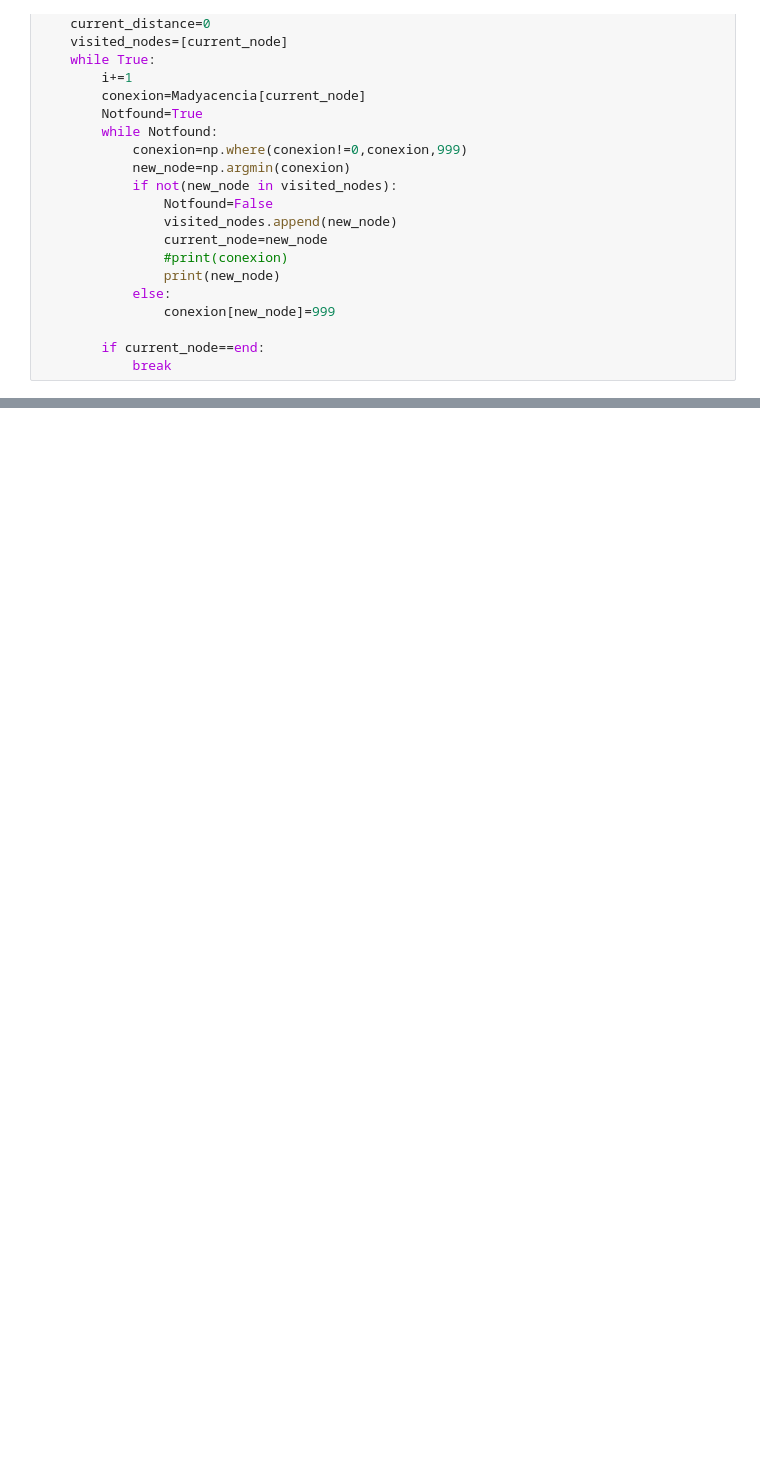
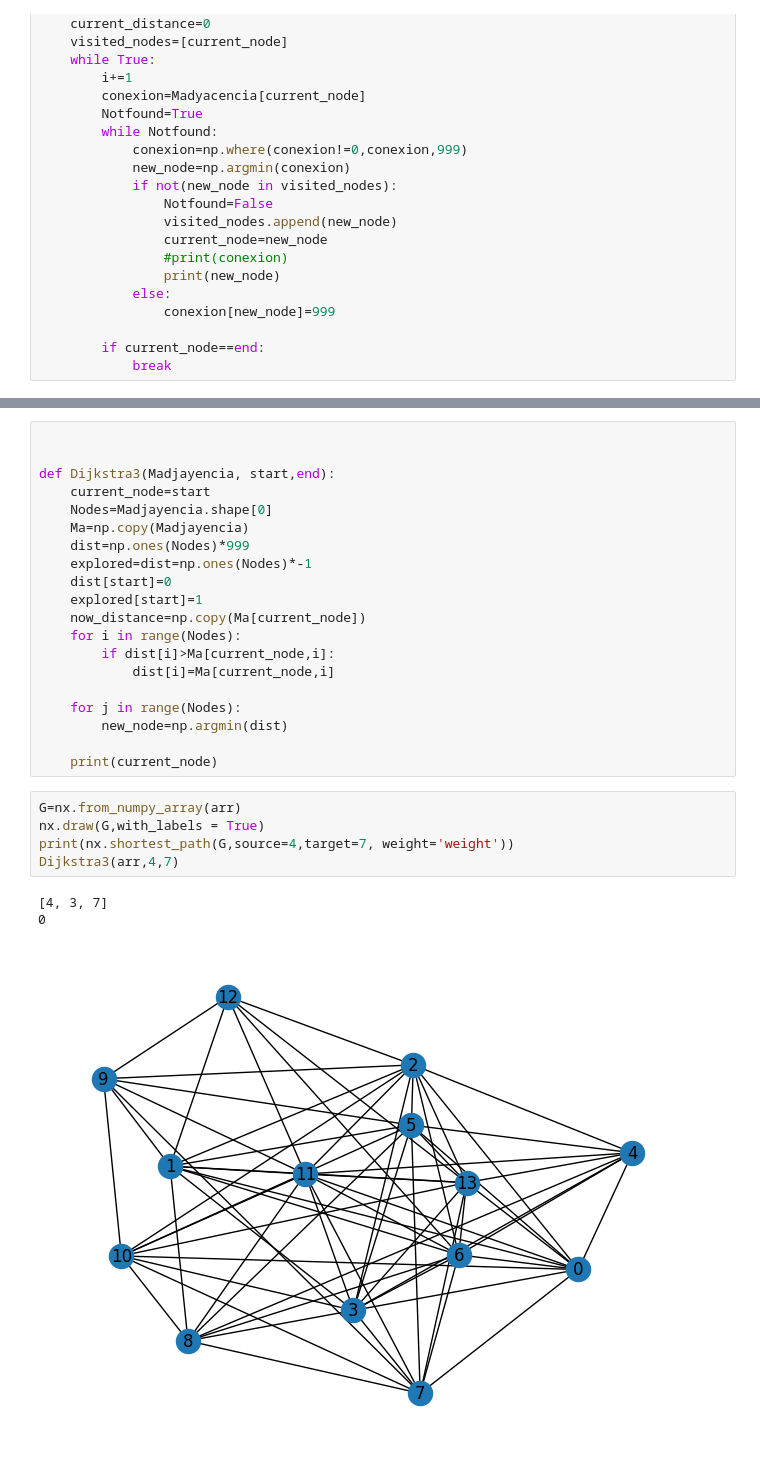
Before and after one commit to nick0413/Transito_HPC, a Jupyter notebook: Dijkstra.ipynb, the cells around one changed output, grey strips where cells are left out. Saved outputs shown, nothing was run; the diff lists cells and outputs as text; blank space fills up the shorter version.

```diff
--- a/Dijkstra.ipynb
+++ b/Dijkstra.ipynb
@@ -125,0 +184,29 @@ print(nx.shortest_path(G,source=0,target=4, weight='weight'))
+# %%
+
+
+def Dijkstra3(Madjayencia, start,end):
+	current_node=start
+	Nodes=Madjayencia.shape[0]
+	Ma=np.copy(Madjayencia)
+	dist=np.ones(Nodes)*999
+	explored=dist=np.ones(Nodes)*-1
+	dist[start]=0
+	explored[start]=1
+	now_distance=np.copy(Ma[current_node])
+	for i in range(Nodes):
+		if dist[i]>Ma[current_node,i]:
+			dist[i]=Ma[current_node,i]
+
+	for j in range(Nodes):
+		new_node=np.argmin(dist)
+
+	print(current_node)
+# %%
+G=nx.from_numpy_array(arr)
+nx.draw(G,with_labels = True)
+print(nx.shortest_path(G,source=4,target=7, weight='weight'))
+Dijkstra3(arr,4,7)
+# %% [output]
+[4, 3, 7]
+0
+[figure, added]
```
Also changed, not shown: parts of 5 cells of this notebook, 5 other files.
